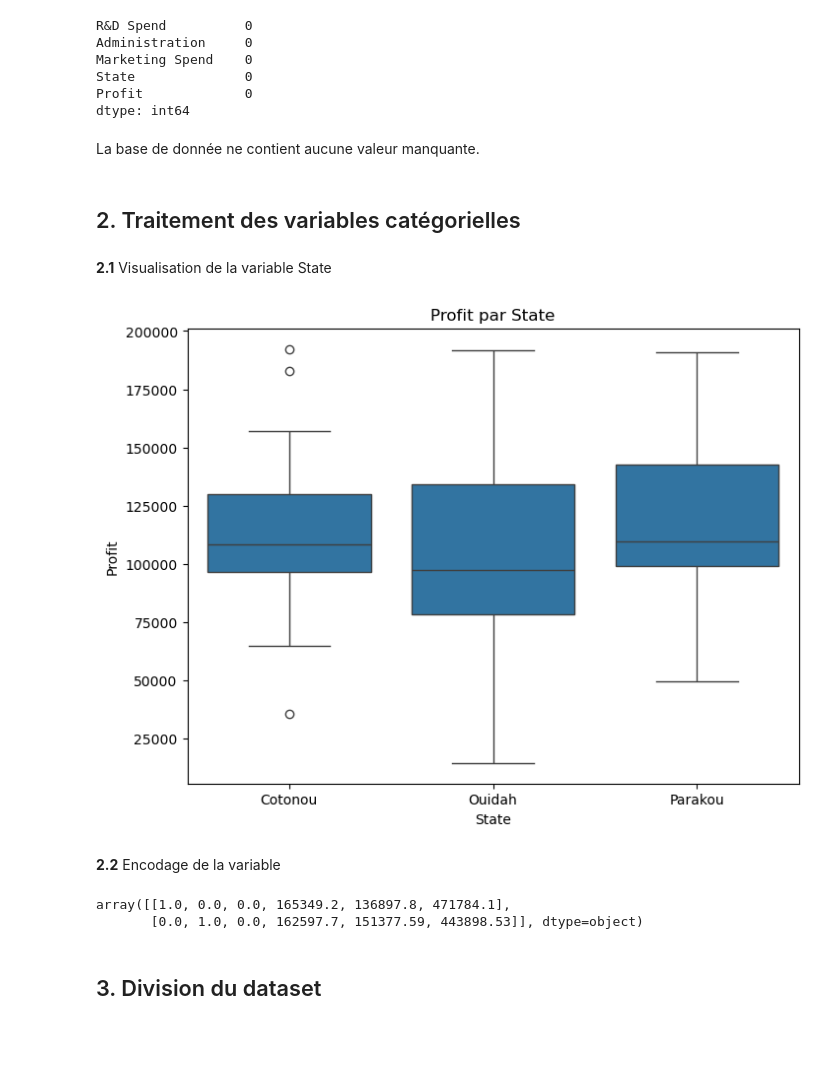
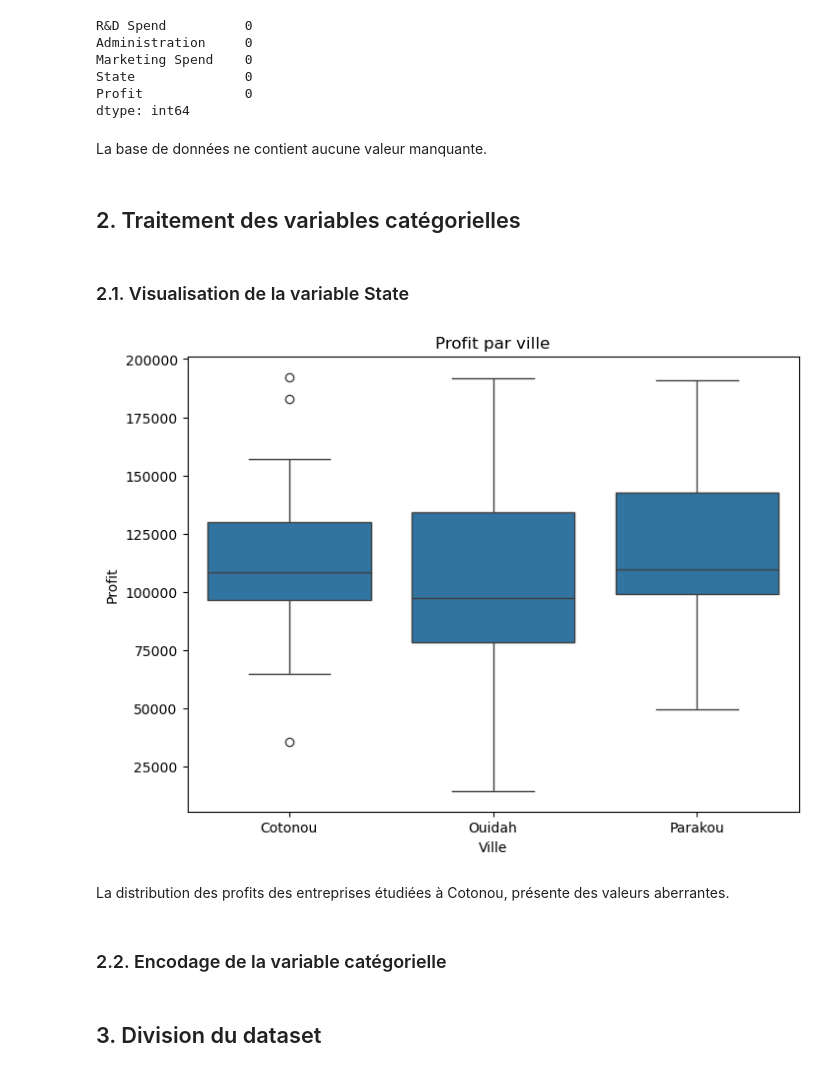
Before and after one commit to touss643/60-Jours-de-RL, a Jupyter notebook: src/Jour_42.ipynb, the cells around one changed output. Saved outputs shown, nothing was run; the diff lists cells and outputs as text; code cells hidden in the pictures; blank space fills up the shorter version.

```diff
--- a/src/Jour_42.ipynb
+++ b/src/Jour_42.ipynb
@@ -41,4 +42,4 @@ State              0
 Profit             0
 dtype: int64
 # %% [markdown]
-La base de donnée ne contient aucune valeur manquante.
+La base de données ne contient aucune valeur manquante.
@@ -48,19 +46,21 @@ y = df.iloc[:,-1].values
 # %% [markdown]
 ## 2. Traitement des variables catégorielles
 # %% [markdown]
-**2.1** Visualisation de la variable State
+### 2.1. Visualisation de la variable State
 # %%
-# Boxplot de Profit par State
+# Boxplot de Profit par ville
 import matplotlib.pyplot as plt
 import seaborn as sns
 plt.figure(figsize=(8, 6))
 sns.boxplot(x=df['State'], y=df['Profit'])
-plt.title('Profit par State')
-plt.xlabel('State')
+plt.title('Profit par ville')
+plt.xlabel('Ville')
 plt.ylabel('Profit')
 plt.show()
 # %% [output]
-[figure, old version]
+[figure, new version]
+# %% [markdown]
+La distribution des profits des entreprises étudiées à Cotonou, présente des valeurs aberrantes.
 # %% [markdown]
-**2.2** Encodage de la variable
+### 2.2. Encodage de la variable catégorielle
 # %%
@@ -71,11 +74,6 @@ X[:,3] = labelEncoder.fit_transform(X[:,3])
 
 ct = ColumnTransformer([("auto", OneHotEncoder(), [-1])], remainder = 'passthrough')
 X = ct.fit_transform(X)
-# %%
-X[0:2, :]
-# %% [output]
-array([[1.0, 0.0, 0.0, 165349.2, 136897.8, 471784.1],
-       [0.0, 1.0, 0.0, 162597.7, 151377.59, 443898.53]], dtype=object)
 # %% [markdown]
 ## 3. Division du dataset
 # %%
```
Also changed, not shown: parts of 12 cells of this notebook.
